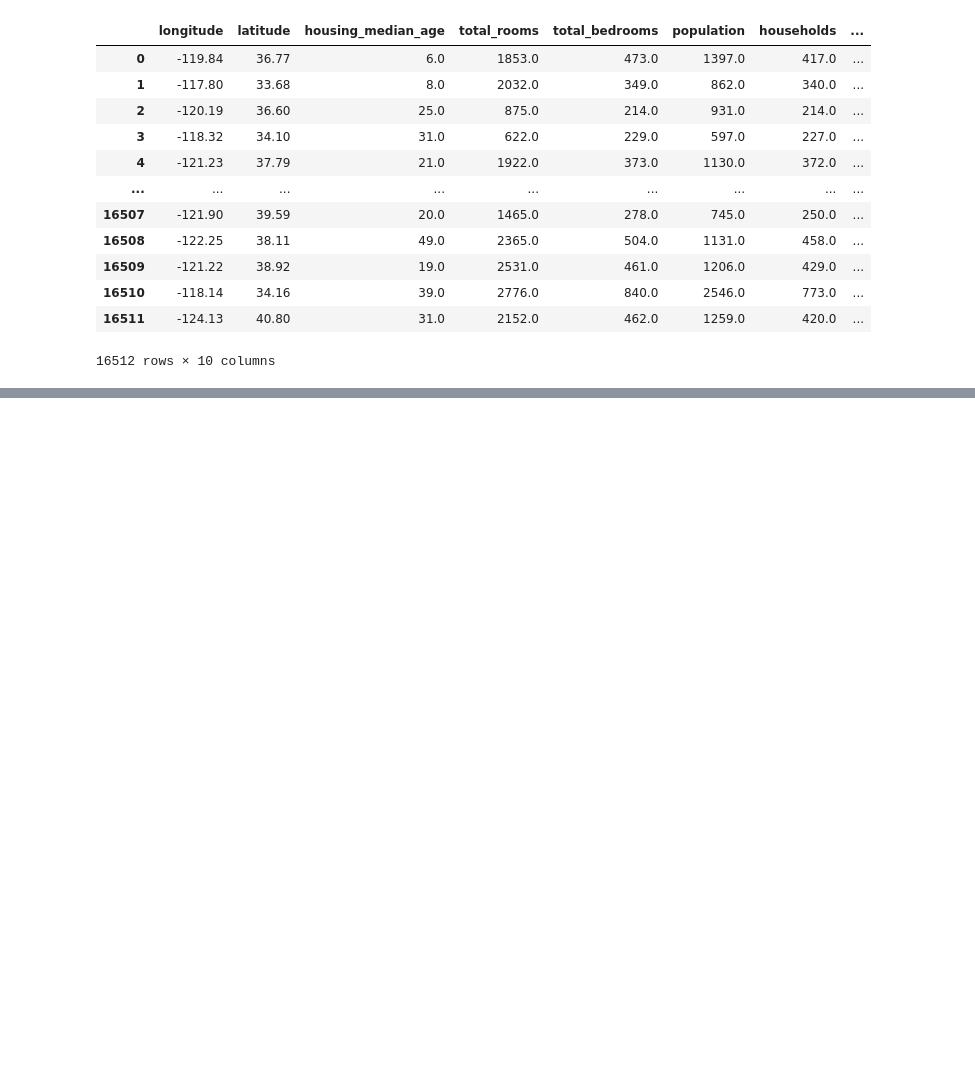
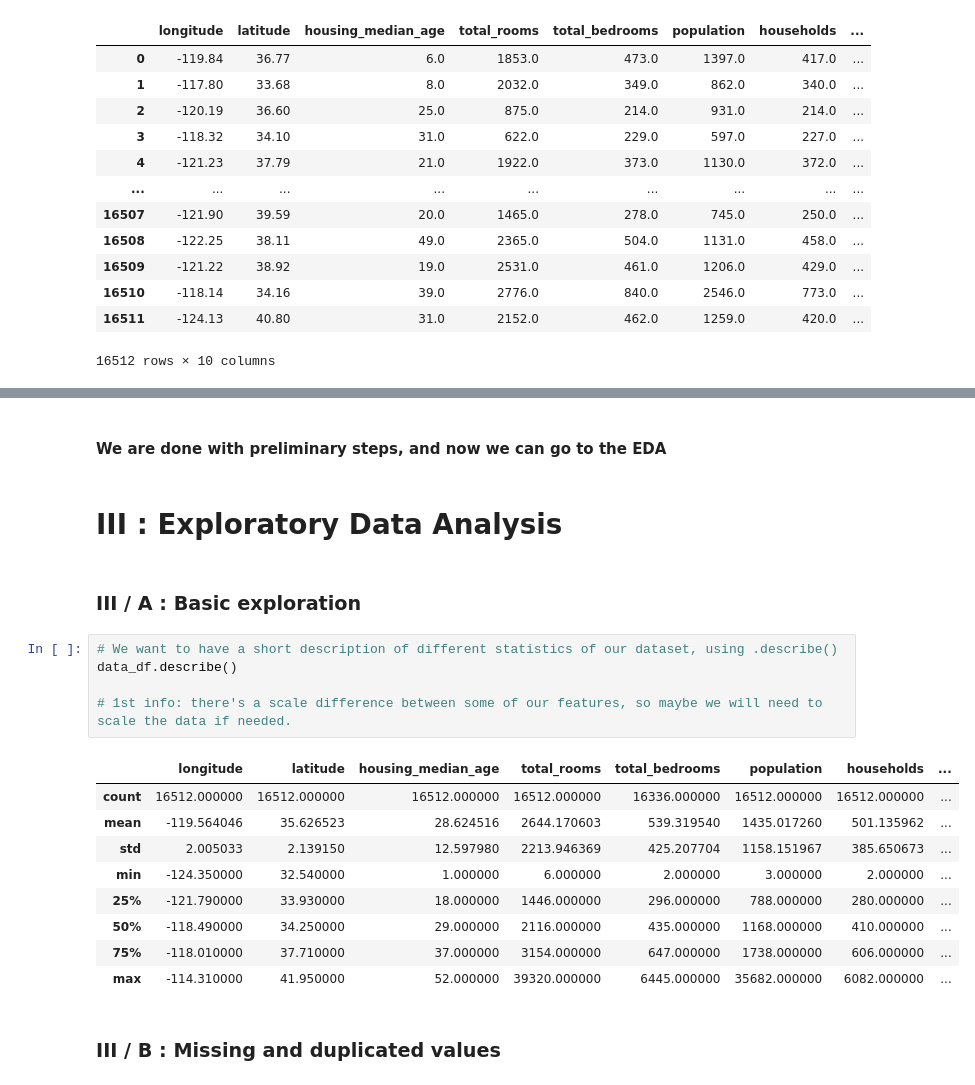
Before and after one commit to JonathanRaso/silicon_valley_immo_arturo, a Jupyter notebook: notebook_EDA.ipynb, the cells around one changed output, grey strips where cells are left out. Drawn from its saved outputs; the diff is of its cells as text; blank space fills up the shorter version.

```diff
--- a/notebook_EDA.ipynb
+++ b/notebook_EDA.ipynb
@@ -100,0 +122,23 @@ data_df
+# %% [markdown]
+#### We are done with preliminary steps, and now we can go to the EDA
+# %% [markdown]
+# III : Exploratory Data Analysis
+# %% [markdown]
+### III / A : Basic exploration
+# %%
+# We want to have a short description of different statistics of our dataset, using .describe()
+data_df.describe()
+
+# 1st info: there's a scale difference between some of our features, so maybe we will need to scale the data if needed.
+# %% [output]
+|  | longitude | latitude | housing_median_age | total_rooms | total_bedrooms | population | households | ... |
+| count | 16512.000000 | 16512.000000 | 16512.000000 | 16512.000000 | 16336.000000 | 16512.000000 | 16512.000000 | ... |
+| mean | -119.564046 | 35.626523 | 28.624516 | 2644.170603 | 539.319540 | 1435.017260 | 501.135962 | ... |
+| std | 2.005033 | 2.139150 | 12.597980 | 2213.946369 | 425.207704 | 1158.151967 | 385.650673 | ... |
+| min | -124.350000 | 32.540000 | 1.000000 | 6.000000 | 2.000000 | 3.000000 | 2.000000 | ... |
+| 25% | -121.790000 | 33.930000 | 18.000000 | 1446.000000 | 296.000000 | 788.000000 | 280.000000 | ... |
+| 50% | -118.490000 | 34.250000 | 29.000000 | 2116.000000 | 435.000000 | 1168.000000 | 410.000000 | ... |
+| 75% | -118.010000 | 37.710000 | 37.000000 | 3154.000000 | 647.000000 | 1738.000000 | 606.000000 | ... |
+| max | -114.310000 | 41.950000 | 52.000000 | 39320.000000 | 6445.000000 | 35682.000000 | 6082.000000 | ... |
+# %% [markdown]
+### III / B : Missing and duplicated values
```
Also changed, not shown: parts of 7 cells of this notebook.
